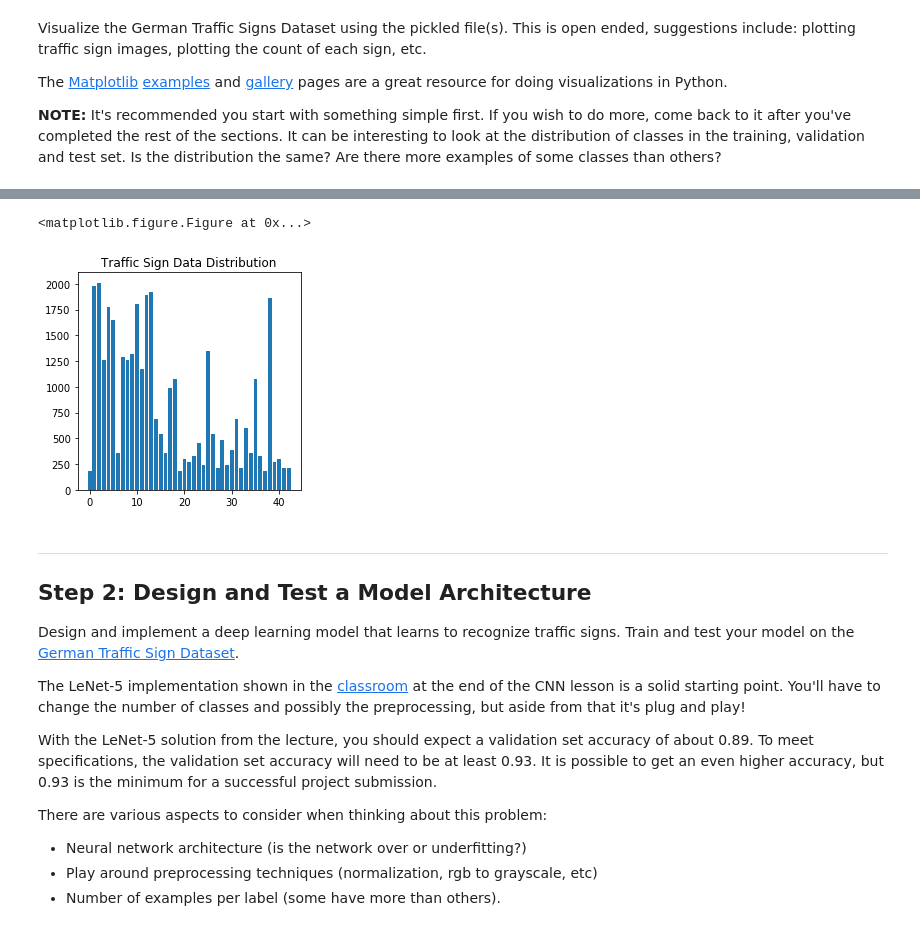
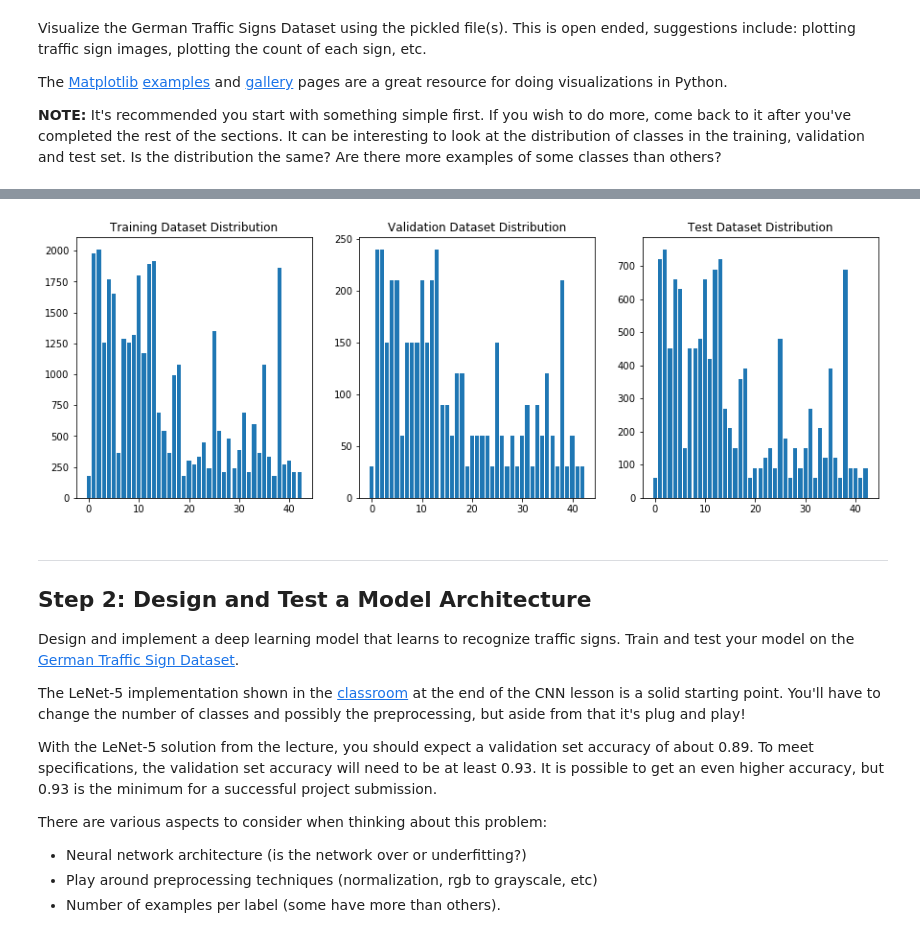
Before and after one commit to liangyd/CarND-Traffic-Sign-Classifier-Project, a Jupyter notebook: Traffic_Sign_Classifier.ipynb, the cells around one changed output, grey strips where cells are left out. Saved outputs shown, nothing was run; the diff lists cells and outputs as text; code cells hidden in the pictures.

```diff
--- a/Traffic_Sign_Classifier.ipynb
+++ b/Traffic_Sign_Classifier.ipynb
@@ -116,16 +117,23 @@ Training Data Sample:
-# %%
-# Create a barchart of distribution for original data
-item, count = np.unique(y_train, return_counts=True)
-freq = np.array((item, count)).T
-plt.figure(1)
-plt.figure(figsize=(4,4))
-plt.bar(item, count)
-plt.title('Traffic Sign Data Distribution')
-
-plt.show()
-# %% [output]
-<matplotlib.figure.Figure at 0x...>
-[figure, removed]
+# %%
+# Create a barchart of distribution for original data
+fig, axs = plt.subplots(1,3, figsize=(15, 5))
+fig.subplots_adjust(wspace=0.2)
+# Barchart for training dataset
+item_train, count_train = np.unique(y_train, return_counts=True)
+axs[0].bar(item_train, count_train)
+axs[0].set_title('Training Dataset Distribution')
+# Barchart for validation dataset
+item_valid, count_valid = np.unique(y_valid, return_counts=True)
+axs[1].bar(item_valid, count_valid)
+axs[1].set_title('Validation Dataset Distribution')
+# Barchart for validation dataset
+item_test, count_test = np.unique(y_test, return_counts=True)
+axs[2].bar(item_test, count_test)
+axs[2].set_title('Test Dataset Distribution')
+
+plt.show()
+# %% [output]
+[figure, added]
 # %% [markdown]
 ----
 
```
Also changed, not shown: parts of 10 cells of this notebook, 3 other files.
